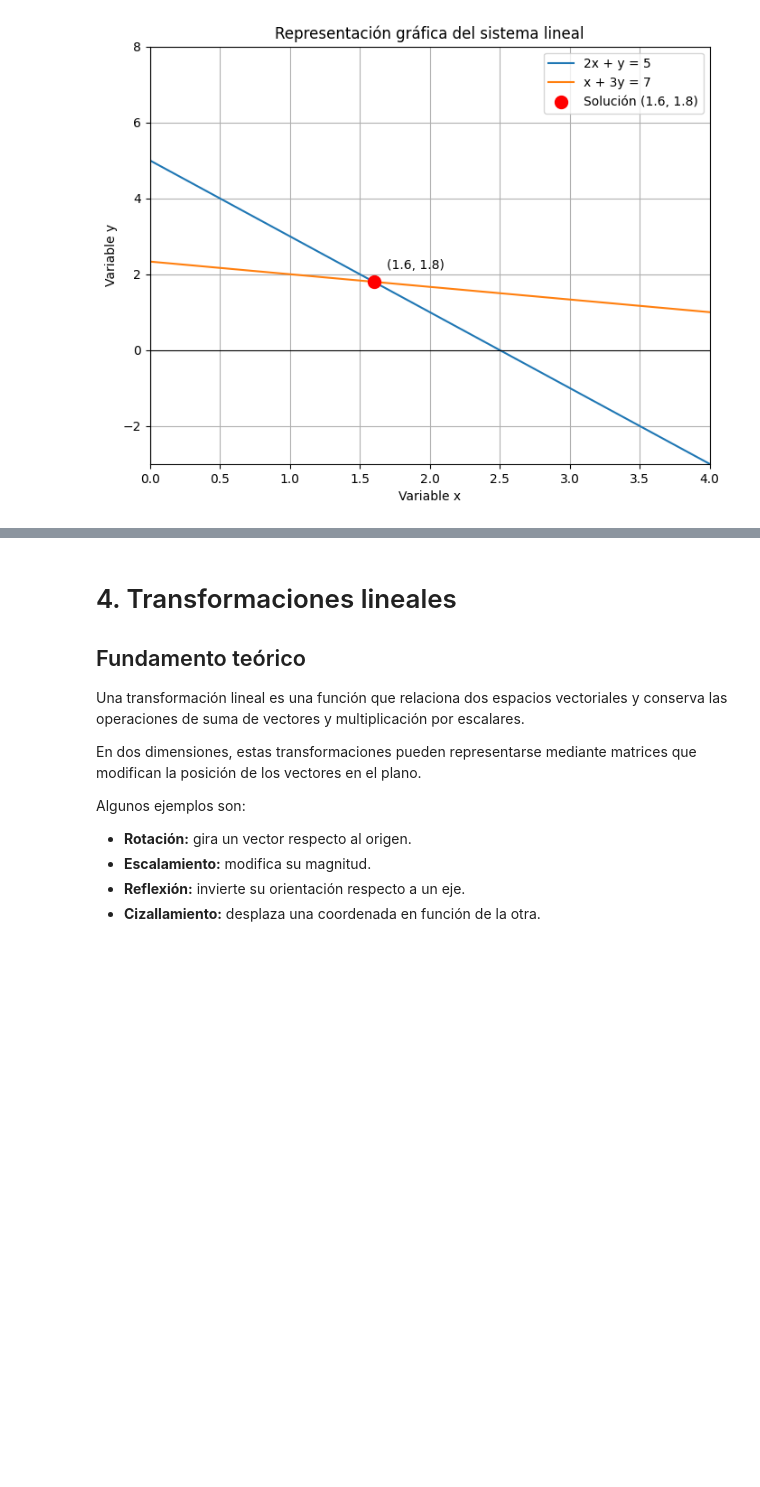
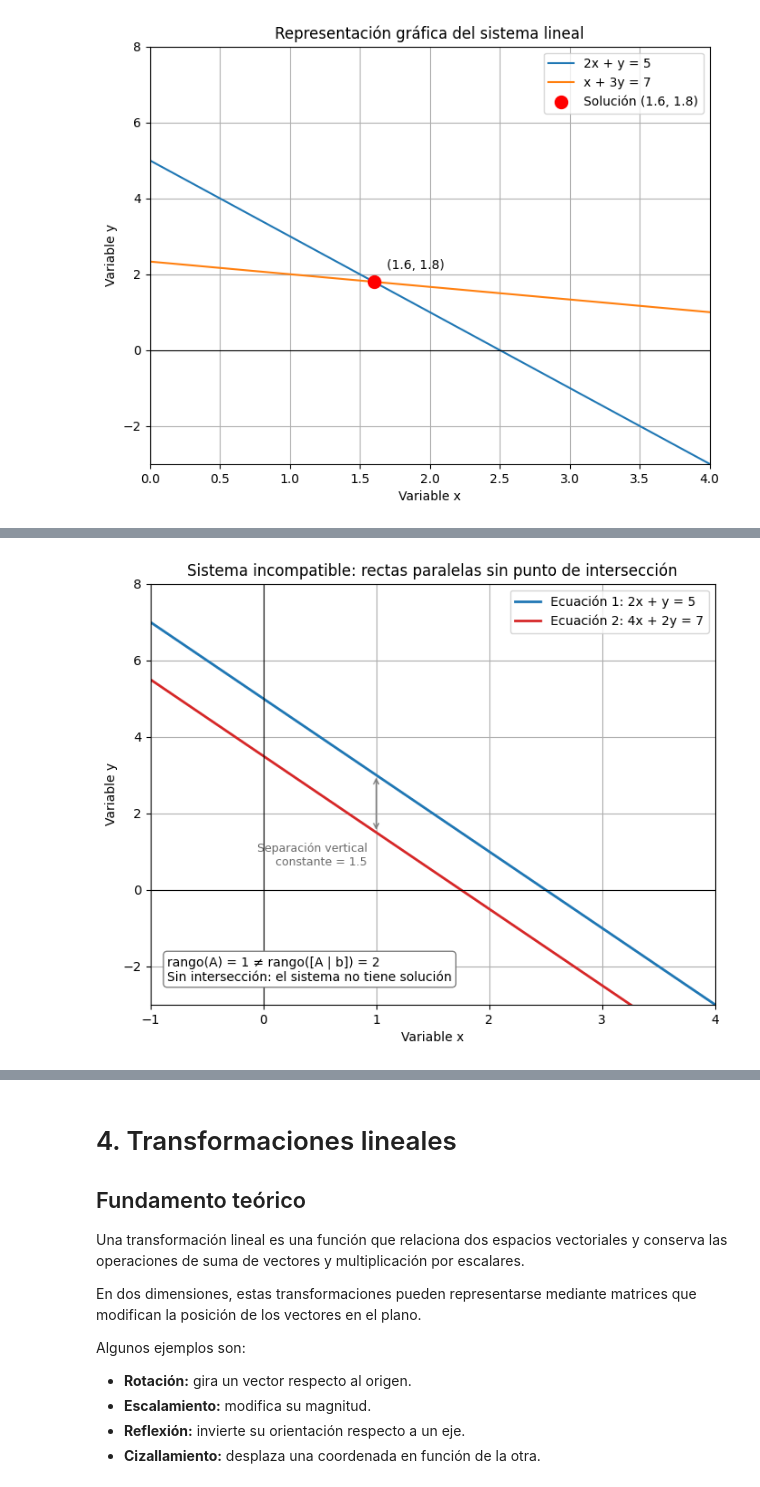
Before and after one commit to NicolasMuskusTarazona/Transforma-Tec, a Jupyter notebook: Transforma_Tec_Reto_Final.ipynb, the cells around one changed output, grey strips where cells are left out. Cells and saved outputs as stored; diff of their text form; code cells hidden in the pictures; blank space fills up the shorter version.

```diff
--- a/Transforma_Tec_Reto_Final.ipynb
+++ b/Transforma_Tec_Reto_Final.ipynb
@@ -338,0 +412,67 @@ plt.show()
+# %%
+# Sistema incompatible: dos rectas paralelas (sin punto de intersección)
+#   2x +  y = 5
+#   4x + 2y = 7
+from src.sistemas import eliminacion_gauss, comparar_con_numpy, INCOMPATIBLE
+
+A_inc = np.array([
+    [2, 1],
+    [4, 2]
+], dtype=float)
+
+B_inc = np.array([5, 7], dtype=float)
+
+# Eliminación de Gauss y clasificación automática
+resultado_inc = eliminacion_gauss(A_inc, B_inc)
+
+print("Matriz de coeficientes A:")
+print(A_inc)
+
+print("\nVector independiente b:")
+print(B_inc)
+
+print("\nMatriz ampliada tras la eliminación hacia adelante [A | b]:")
+print(resultado_inc.matriz_escalonada)
+
+print("\n" + resultado_inc.resumen())
+
+# Verificación con NumPy: A es singular, por lo que linalg.solve no aplica
+print("\nVerificación con NumPy:", comparar_con_numpy(A_inc, B_inc)["detalle"])
+print("Determinante de A:", round(np.linalg.det(A_inc), 10))
+
+assert resultado_inc.clasificacion == INCOMPATIBLE
+assert resultado_inc.rango_A == 1 and resultado_inc.rango_ampliada == 2
+
+# Representación gráfica: las rectas son paralelas y no se cortan
+x = np.linspace(-1, 4, 200)
+y1 = 5 - 2 * x          # 2x + y = 5
+y2 = (7 - 4 * x) / 2    # 4x + 2y = 7
+
+fig, ax = plt.subplots(figsize=(8, 6))
+
+ax.plot(x, y1, color="tab:blue", linewidth=2, label="Ecuación 1: 2x + y = 5")
+ax.plot(x, y2, color="tab:red", linewidth=2, label="Ecuación 2: 4x + 2y = 7")
+
+# Separación vertical constante entre las rectas (1.5 unidades)
+ax.annotate("", xy=(1, 3), xytext=(1, 1.5),
+            arrowprops=dict(arrowstyle="<->", color="gray"))
+ax.text(0.92, 0.9, "Separación vertical\nconstante = 1.5", fontsize=9,
+        color="dimgray", ha="right", va="center")
+
+ax.text(0.03, 0.05,
+        "rango(A) = 1 ≠ rango([A | b]) = 2\nSin intersección: el sistema no tiene solución",
+        transform=ax.transAxes, fontsize=10, va="bottom",
+        bbox=dict(boxstyle="round", facecolor="white", edgecolor="gray"))
+
+ax.axhline(0, color="black", linewidth=0.8)
+ax.axvline(0, color="black", linewidth=0.8)
+ax.set_xlim(-1, 4)
+ax.set_ylim(-3, 8)
+ax.set_xlabel("Variable x")
+ax.set_ylabel("Variable y")
+ax.set_title("Sistema incompatible: rectas paralelas sin punto de intersección")
+ax.grid(True)
+ax.legend(loc="upper right")
+fig.savefig("figura_sistema_incompatible.png", dpi=150, bbox_inches="tight")
+plt.show()
+# %% [output]
@@ -338,0 +497 @@ plt.show()
+[figure, added]
```
Also changed, not shown: parts of 48 cells of this notebook, 14 other files.
